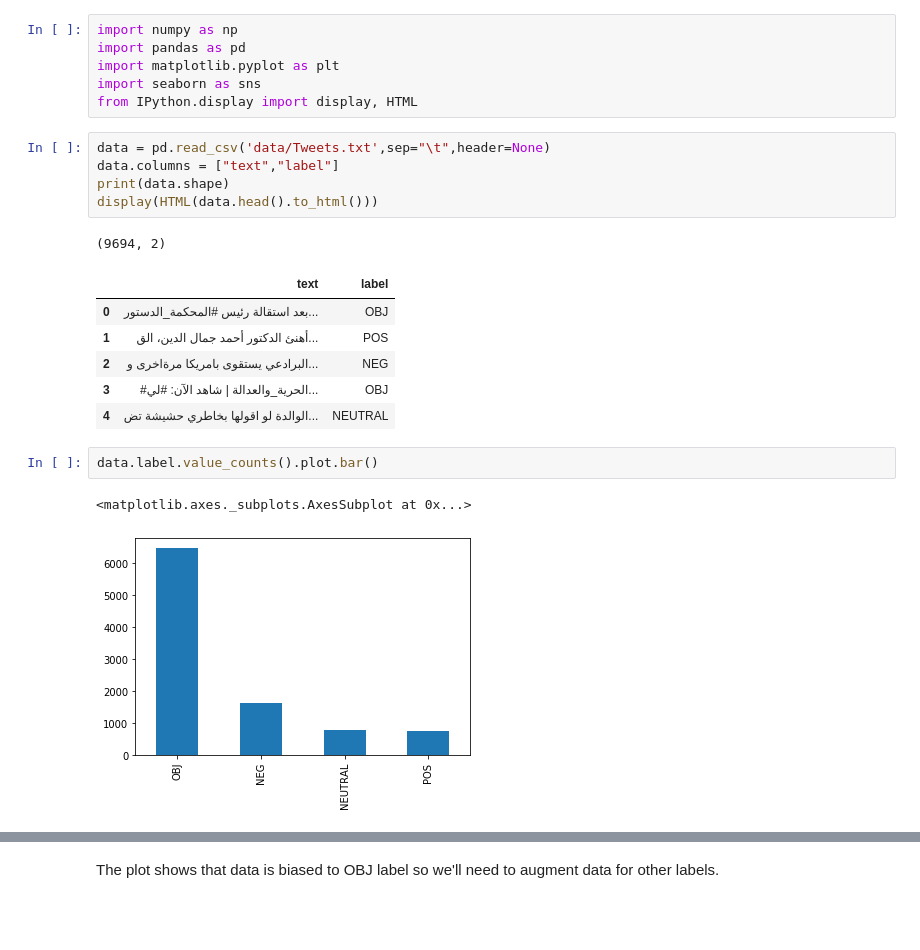
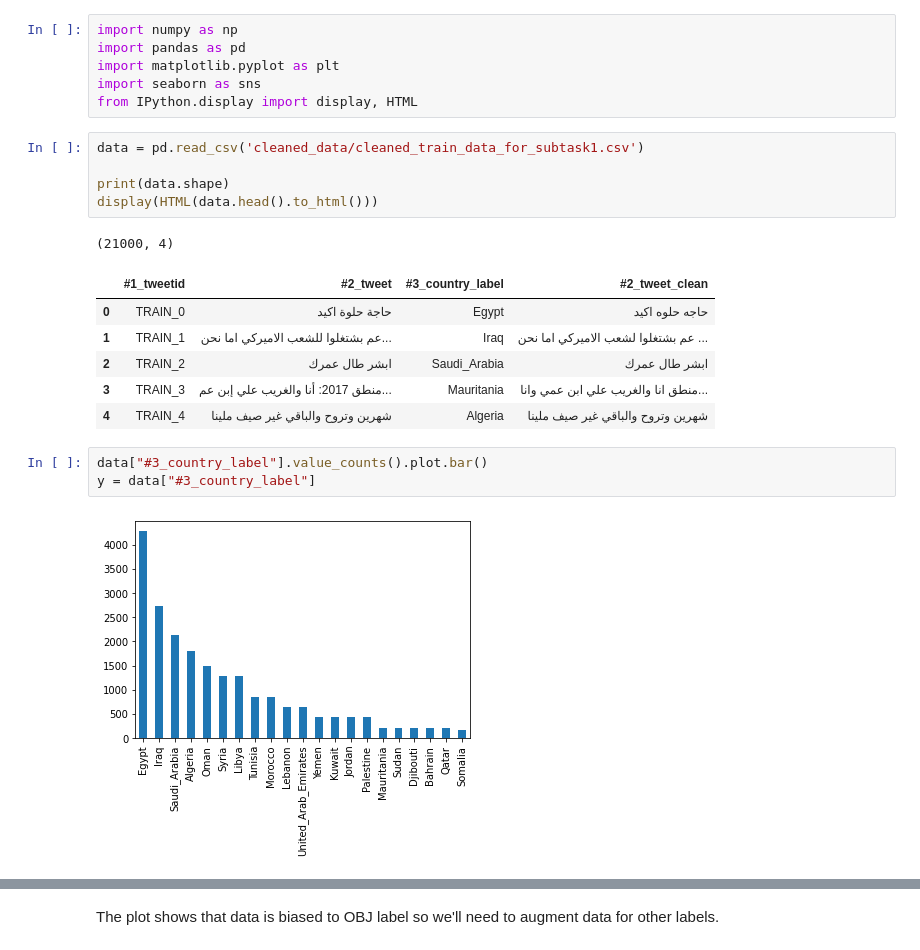
Before and after one commit to OmarSayedMostafa/Nuanced-Arabic-Dialect-Identification, a Jupyter notebook: Explore Data.ipynb, the cells around one changed output, grey strips where cells are left out. Drawn from its saved outputs; the diff is of its cells as text; blank space fills up the shorter version.

```diff
--- a/Explore Data.ipynb
+++ b/Explore Data.ipynb
@@ -5,20 +5,20 @@ import matplotlib.pyplot as plt
 import seaborn as sns
 from IPython.display import display, HTML
 # %%
-data = pd.read_csv('data/Tweets.txt',sep="\t",header=None)
-data.columns = ["text","label"]
+data = pd.read_csv('cleaned_data/cleaned_train_data_for_subtask1.csv')
+
 print(data.shape)
 display(HTML(data.head().to_html()))
 # %% [output]
-(9694, 2)
+(21000, 4)
-|  | text | label |
-| 0 | بعد استقالة رئيس #المحكمة_الدستور... | OBJ |
-| 1 | أهنئ الدكتور أحمد جمال الدين، الق... | POS |
-| 2 | البرادعي يستقوى بامريكا مرةاخرى و... | NEG |
-| 3 | #الحرية_والعدالة | شاهد الآن: #لي... | OBJ |
-| 4 | الوالدة لو اقولها بخاطري حشيشة تض... | NEUTRAL |
+|  | #1_tweetid | #2_tweet | #3_country_label | #2_tweet_clean |
+| 0 | TRAIN_0 | حاجة حلوة اكيد | Egypt | حاجه حلوه اكيد |
+| 1 | TRAIN_1 | عم بشتغلوا للشعب الاميركي اما نحن... | Iraq | عم بشتغلوا لشعب الاميركي اما نحن ... |
+| 2 | TRAIN_2 | ابشر طال عمرك | Saudi_Arabia | ابشر طال عمرك |
+| 3 | TRAIN_3 | منطق 2017: أنا والغريب علي إبن عم... | Mauritania | منطق انا والغريب علي ابن عمي وانا... |
+| 4 | TRAIN_4 | شهرين وتروح والباقي غير صيف ملينا | Algeria | شهرين وتروح والباقي غير صيف ملينا |
 # %%
-data.label.value_counts().plot.bar()
+data["#3_country_label"].value_counts().plot.bar()
+y = data["#3_country_label"]
 # %% [output]
-<matplotlib.axes._subplots.AxesSubplot at 0x...>
-[figure, old version]
+[figure, new version]
```
Also changed, not shown: parts of 13 cells of this notebook.
